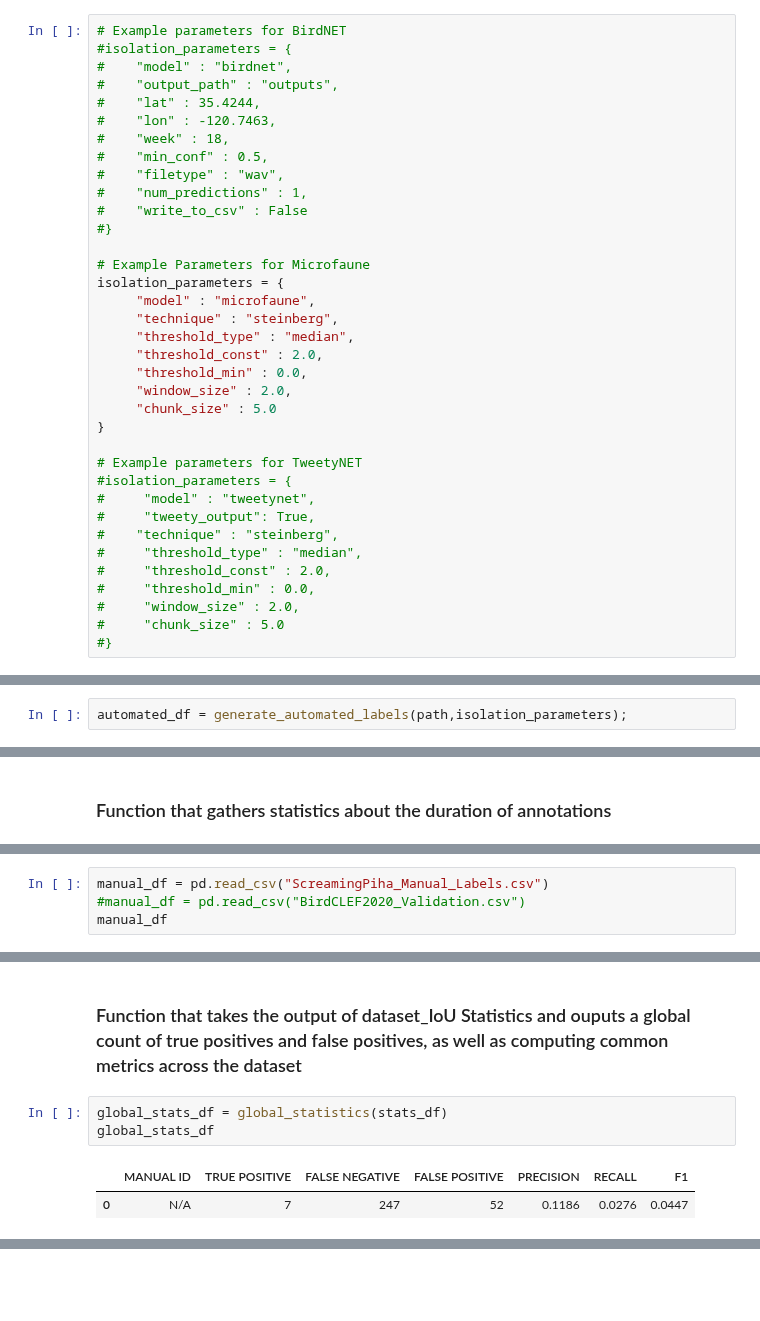
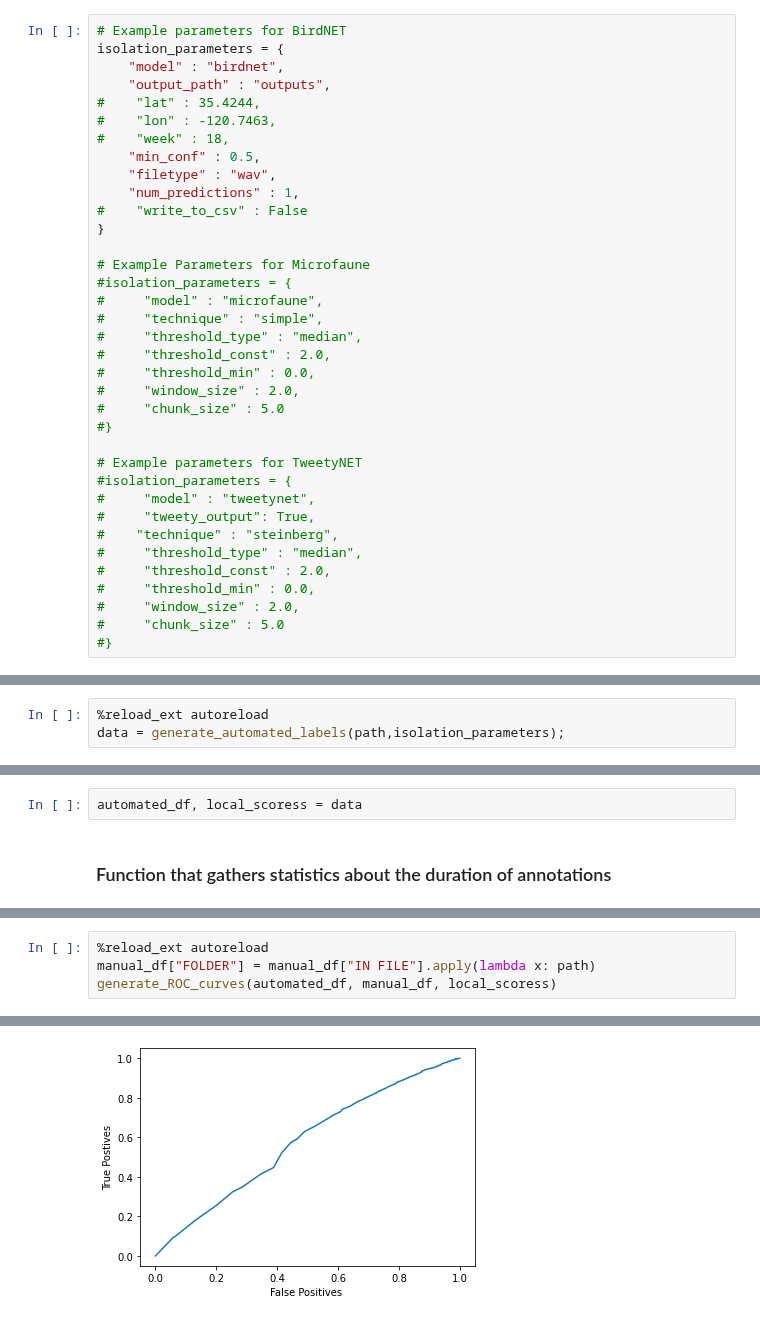
Before and after one commit to UCSD-E4E/PyHa, a Jupyter notebook: PyHa_Tutorial.ipynb, the cells around one changed output, grey strips where cells are left out. Saved outputs shown, nothing was run; the diff lists cells and outputs as text; blank space fills up the shorter version.

```diff
--- a/PyHa_Tutorial.ipynb
+++ b/PyHa_Tutorial.ipynb
@@ -12,28 +33,28 @@ path = "./TEST/"
 ### Dictionary that defines the isolation technique and parameters used to generate automated labels
 # %%
 # Example parameters for BirdNET
-#isolation_parameters = {
-#    "model" : "birdnet",
-#    "output_path" : "outputs",
+isolation_parameters = {
+    "model" : "birdnet",
+    "output_path" : "outputs",
 #    "lat" : 35.4244,
 #    "lon" : -120.7463,
 #    "week" : 18,
-#    "min_conf" : 0.5,
-#    "filetype" : "wav",
-#    "num_predictions" : 1,
+    "min_conf" : 0.5,
+    "filetype" : "wav",
+    "num_predictions" : 1,
 #    "write_to_csv" : False
-#}
+}
 
 # Example Parameters for Microfaune
-isolation_parameters = {
-     "model" : "microfaune",
-     "technique" : "steinberg",
-     "threshold_type" : "median",
-     "threshold_const" : 2.0,
-     "threshold_min" : 0.0,
-     "window_size" : 2.0,
-     "chunk_size" : 5.0
-}
+#isolation_parameters = {
+#     "model" : "microfaune",
+#     "technique" : "simple",
+#     "threshold_type" : "median",
+#     "threshold_const" : 2.0,
+#     "threshold_min" : 0.0,
+#     "window_size" : 2.0,
+#     "chunk_size" : 5.0
+#}
 
 # Example parameters for TweetyNET
 #isolation_parameters = {
@@ -49,5 +70,6 @@ isolation_parameters = {
 # %% [markdown]
 ### Pandas Ouput of Automated Labeling
 # %%
-automated_df = generate_automated_labels(path,isolation_parameters);
+%reload_ext autoreload
+data = generate_automated_labels(path,isolation_parameters);
 # %% [output]
@@ -65,2 +93,4 @@ automated_df = generate_automated_labels(path,isolation_parameters);
+# %%
+automated_df, local_scoress = data
 # %% [markdown]
 ### Function that gathers statistics about the duration of annotations
@@ -92,4 +96,0 @@ annotation_chunker(automated_df, 3)
-# %%
-manual_df = pd.read_csv("ScreamingPiha_Manual_Labels.csv")
-#manual_df = pd.read_csv("BirdCLEF2020_Validation.csv")
-manual_df
@@ -288,8 +97,5 @@ Division by zero setting precision, recall, and f1 to zero on ScreamingPiha8.wav
-# %% [markdown]
-### Function that takes the output of dataset_IoU Statistics and ouputs a global count of true positives and false positives, as well as computing common metrics across the dataset
-# %%
-global_stats_df = global_statistics(stats_df)
-global_stats_df
-# %% [output]
-|  | MANUAL ID | TRUE POSITIVE | FALSE NEGATIVE | FALSE POSITIVE | PRECISION | RECALL | F1 |
-| 0 | N/A | 7 | 247 | 52 | 0.1186 | 0.0276 | 0.0447 |
+# %%
+%reload_ext autoreload
+manual_df["FOLDER"] = manual_df["IN FILE"].apply(lambda x: path)
+generate_ROC_curves(automated_df, manual_df, local_scoress)
+# %% [output]
@@ -295,0 +111 @@ global_stats_df
+[figure, added]
```
Also changed, not shown: parts of 48 cells of this notebook, 7 other files.
